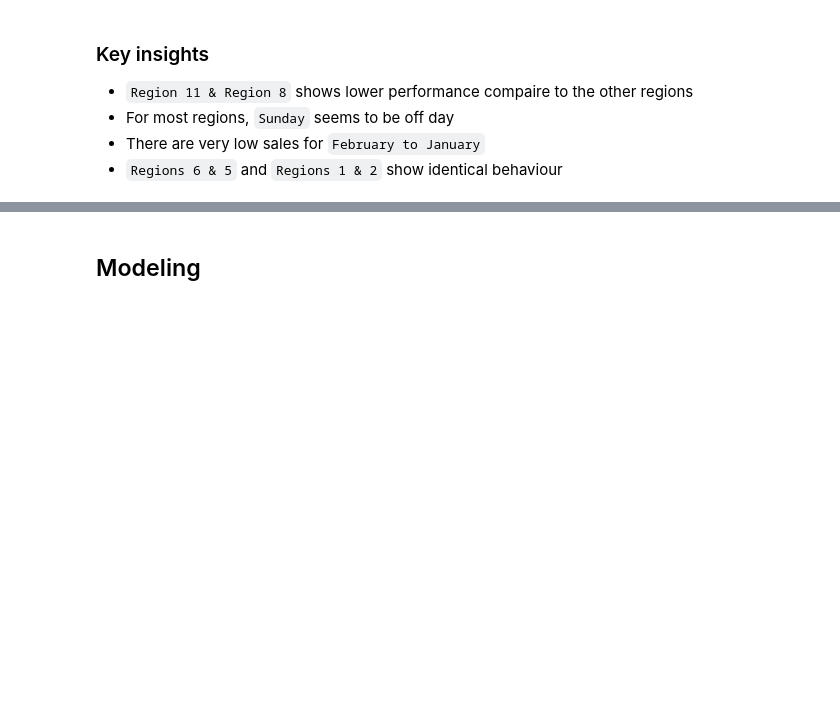
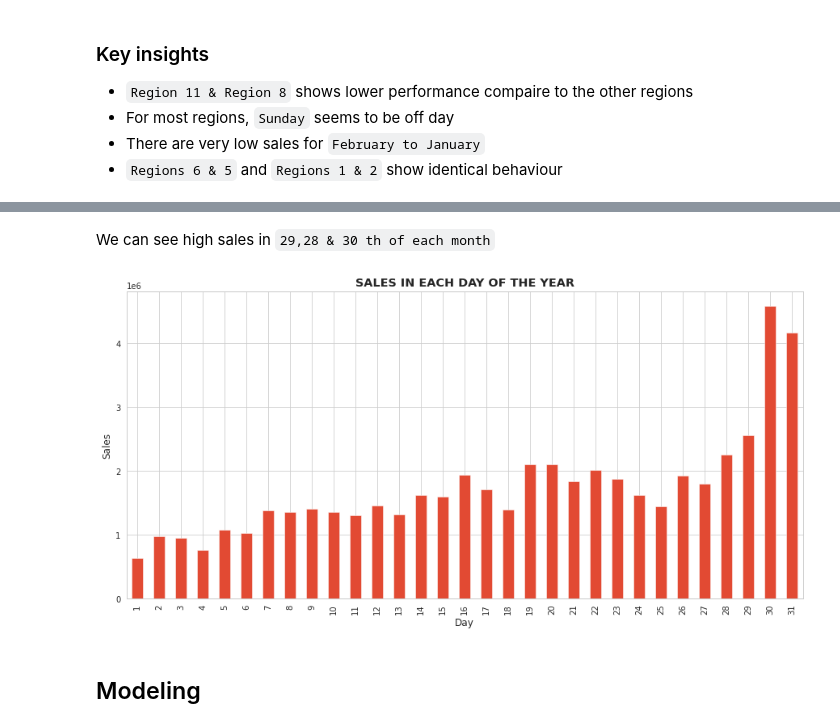
Before and after one commit to Ransaka/store-sales-prediction, a Jupyter notebook: experiment/simple EDA and modeling.ipynb, the cells around one changed output, grey strips where cells are left out. Drawn from its saved outputs; the diff is of its cells as text; code cells hidden in the pictures; blank space fills up the shorter version.

```diff
--- a/experiment/simple EDA.ipynb
+++ b/experiment/simple EDA and modeling.ipynb
@@ -251,3 +265,13 @@ plt.show()
+# %% [markdown]
+We can see high sales in `29,28 & 30 th of each month`
+# %%
+plt.figure(figsize=(15,7))
+day_sales.sum().plot.bar()
+plt.ylabel("Sales")
+plt.title("sales in each day of the year".upper(),fontweight='bold')
+plt.show()
+# %% [output]
+[figure, added]
 # %% [markdown]
 ## Modeling
 # %%
```
Also changed, not shown: parts of 19 cells of this notebook.
